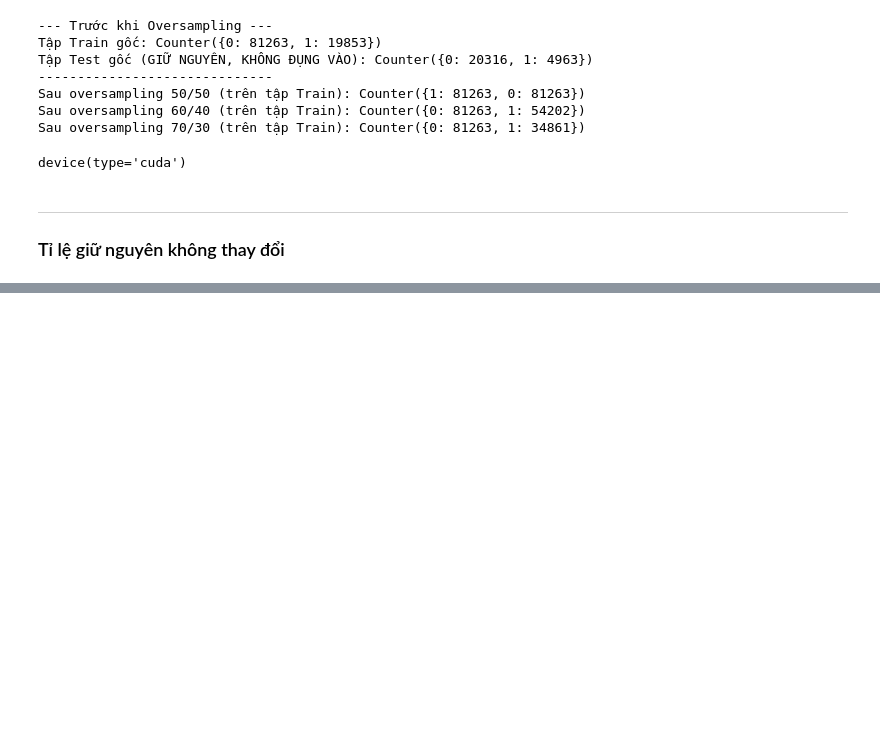
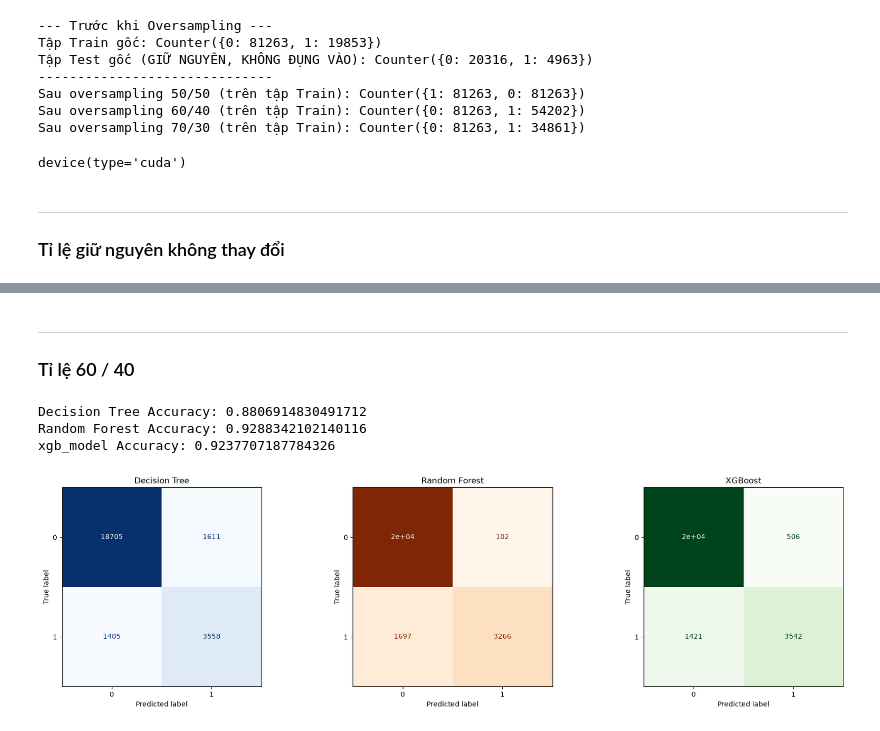
Before and after one commit to Felix-Locnguyen/Home-Credit-Default-Risk, a Jupyter notebook: Notebooks/05_Machine_learning.ipynb, the cells around one changed output, grey strips where cells are left out. Saved outputs shown, nothing was run; the diff lists cells and outputs as text; code cells hidden in the pictures; blank space fills up the shorter version.

```diff
--- a/Notebooks/05_Machine_learning.ipynb
+++ b/Notebooks/05_Machine_learning.ipynb
@@ -115,0 +220,67 @@ print(models)
+# %% [markdown]
+***
+### Tỉ lệ 60 / 40
+# %%
+# Khởi tạo mô hình
+
+
+# Huấn luyện mô hình
+dt_model.fit(X_train_res2, y_train_res2)
+rf_model.fit(X_train_res2, y_train_res2)
+xgb_model.fit(X_train_res2, y_train_res2)
+
+# Dự đoán
+y_pred_dt = dt_model.predict(X_test)
+y_pred_rf = rf_model.predict(X_test)
+y_pred_xgb = xgb_model.predict(X_test)
+# Đánh giá
+from sklearn.metrics import accuracy_score
+
+print("Decision Tree Accuracy:", accuracy_score(y_test, y_pred_dt))
+print("Random Forest Accuracy:", accuracy_score(y_test, y_pred_rf))
+print("xgb_model Accuracy:", accuracy_score(y_test, y_pred_xgb))
+
+# Tạo confusion matrix
+cm_dt = confusion_matrix(y_test, y_pred_dt)
+cm_rf = confusion_matrix(y_test, y_pred_rf)
+cm_xgb = confusion_matrix(y_test, y_pred_xgb)
+
+# Tạo figure với 3 subplot song song
+fig, axes = plt.subplots(1, 3, figsize=(18, 5))
+
+# Decision Tree
+disp_dt = ConfusionMatrixDisplay(confusion_matrix=cm_dt)
+disp_dt.plot(cmap=plt.cm.Blues, ax=axes[0], colorbar=False)
+axes[0].set_title("Decision Tree")
+
+# Random Forest
+disp_rf = ConfusionMatrixDisplay(confusion_matrix=cm_rf)
+disp_rf.plot(cmap=plt.cm.Oranges, ax=axes[1], colorbar=False)
+axes[1].set_title("Random Forest")
+
+# XGBoost
+disp_xgb = ConfusionMatrixDisplay(confusion_matrix=cm_xgb)
+disp_xgb.plot(cmap=plt.cm.Greens, ax=axes[2], colorbar=False)
+axes[2].set_title("XGBoost")
+
+plt.tight_layout()
+plt.show()
+
+
+from sklearn.metrics import classification_report
+# Decision Tree report
+print("=== Decision Tree Report ===")
+print(classification_report(y_test, y_pred_dt))
+
+# Random Forest report
+print("=== Random Forest Report ===")
+print(classification_report(y_test, y_pred_rf))
+
+# XGBoost report
+print("=== XGBoost Report ===")
+print(classification_report(y_test, y_pred_xgb))
+# %% [output]
+Decision Tree Accuracy: 0.8806914830491712
+Random Forest Accuracy: 0.9288342102140116
+xgb_model Accuracy: 0.9237707187784326
+[figure, added]
```
Also changed, not shown: parts of 14 cells of this notebook.
